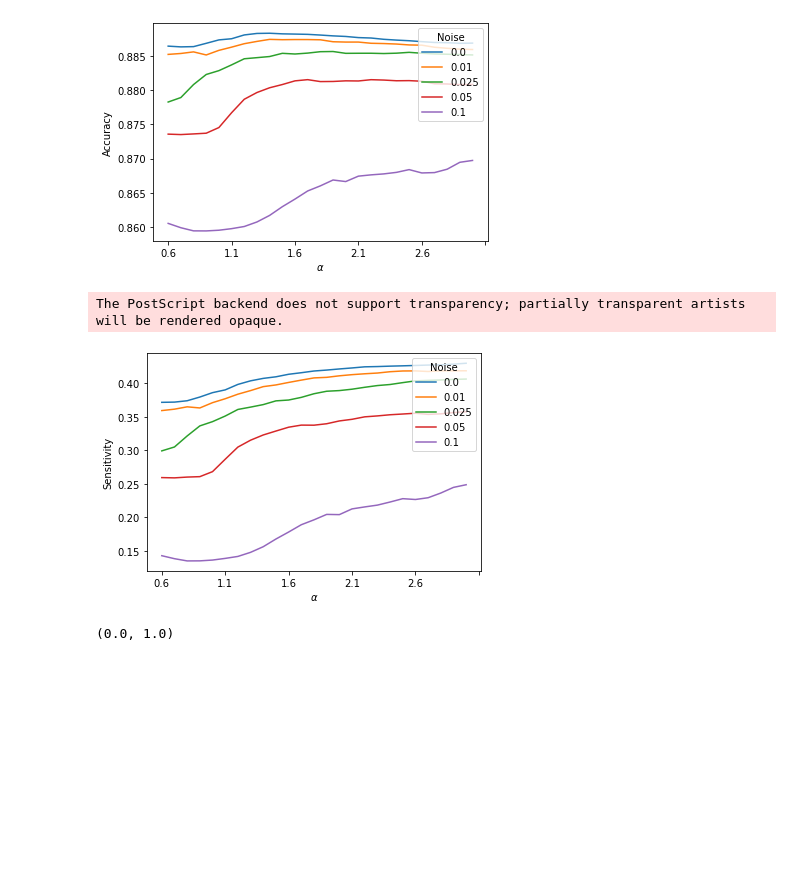
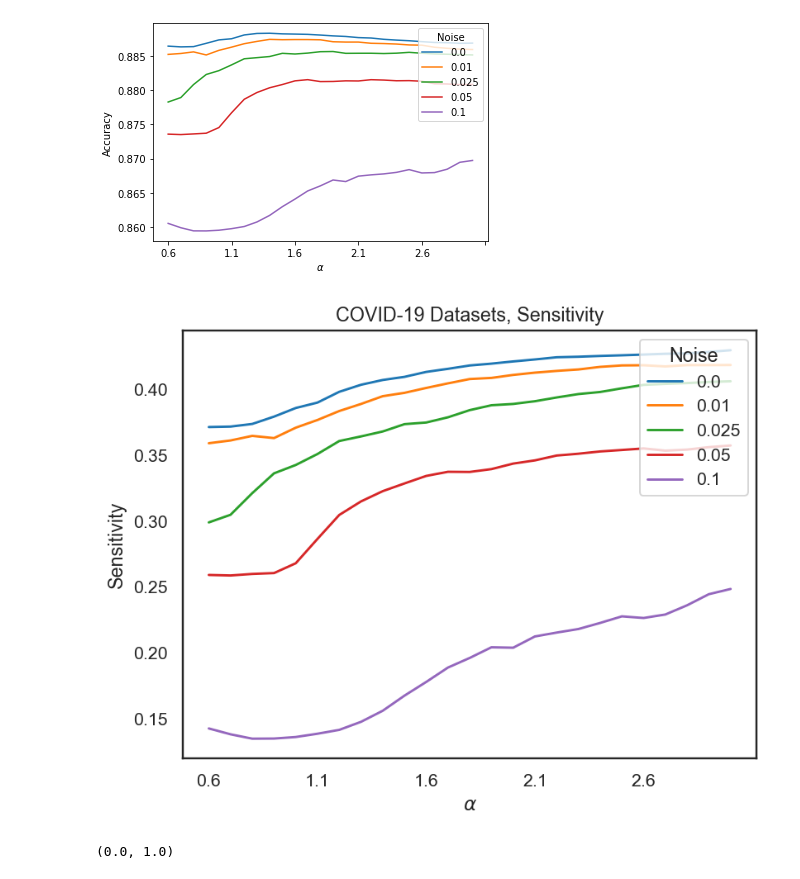
Before and after one commit to SankarLab/Alpha-Loss-GMM-Analysis, a Jupyter notebook: gmm_analysis.ipynb, the cells around one changed output. Drawn from its saved outputs; the diff is of its cells as text; code cells hidden in the pictures; blank space fills up the shorter version.

```diff
--- a/gmm_analysis.ipynb
+++ b/gmm_analysis.ipynb
@@ -5,10 +5,8 @@ import numpy as np
 import pandas as pd
 import matplotlib.pyplot as plt
 import seaborn as sns
-plt.rcParams['figure.dpi'] =140
+plt.rcParams['figure.dpi'] =1000
 plt.rcParams['text.usetex']=False
-plt.rcParams['axes.facecolor']='white'
-plt.rcParams['figure.facecolor']='white'
 # %% [markdown]
 ## Grab Data
 # %%
@@ -231,12 +229,11 @@ The PostScript backend does not support transparency; partially transparent arti
 [figure]
 # %%
 sensitivity = pd.read_csv('sensitivity.csv',index_col='noise')
-sensitivity.T[noise_subset].plot(xlabel=r'$\alpha$', ylabel='Sensitivity')
+sensitivity.T[noise_subset].plot(xlabel=r'$\alpha$', ylabel='Sensitivity',title='COVID-19 Datasets, Sensitivity')
 plt.legend(loc='upper right', title='Noise')
-plt.savefig('sensitivity.eps', dpi=1000)
+plt.savefig('sensitivity.png', dpi=1000)
 # %% [output]
-The PostScript backend does not support transparency; partially transparent artists will be rendered opaque.
-[figure, old version]
+[figure, new version]
 # %%
 auroc = pd.read_csv('auroc.csv',index_col='noise')
 auroc.T[noise_subset].plot(xlabel=r'$\alpha$', ylabel='AUROC', title=r'AUROC vs. $\alpha$')
```
Also changed, not shown: parts of 11 cells of this notebook, 4 other files.
